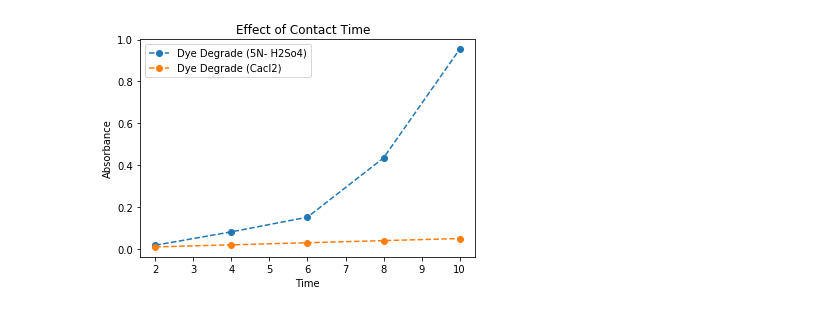
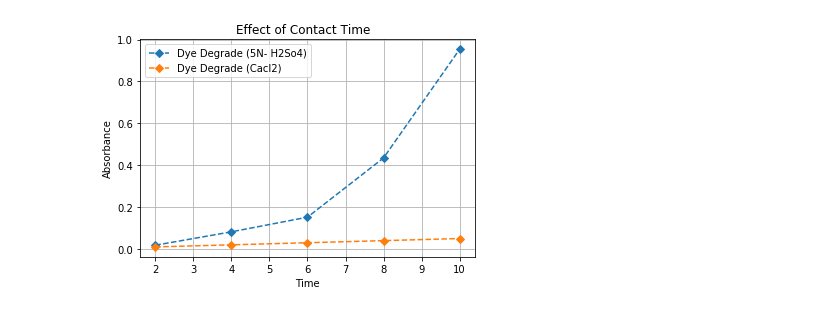
Before and after one commit to maliaditya/Data-Science, a Jupyter notebook: Visualization of DYE Degradation using Matplotlib.ipynb, the cells around one changed output. Saved outputs shown, nothing was run; the diff lists cells and outputs as text; code cells hidden in the pictures.

```diff
--- a/Visualization of DYE Degradation using Matplotlib.ipynb
+++ b/Visualization of DYE Degradation using Matplotlib.ipynb
@@ -7,16 +29,17 @@ ya = [0.01,0.02,0.03,0.04,0.05]
 # %%
 from matplotlib import pyplot as plt
 %matplotlib inline
-plt.plot(x,y,label="Dye Degrade (5N- H2So4)",marker='o',linestyle='--')
-plt.plot(x,ya,label="Dye Degrade (Cacl2)",marker='o',linestyle='--')
+plt.plot(x,y,label="Dye Degrade (5N- H2So4)",marker='D',linestyle='--')
+plt.plot(x,ya,label="Dye Degrade (Cacl2)",marker='D',linestyle='--')
 #plt.plot(dev_x,py_dev_y,label="python")
 plt.xlabel('Time')
 plt.ylabel('Absorbance')
 plt.legend()
+plt.grid()
 plt.title("Effect of Contact Time  ")
 plt.show()
 # %% [output]
-[figure, old version]
+[figure, new version]
 # %%
 x = [10,20,30,40,50]
 y = [0.1,0.2,0.3,0.4,0.5]
```
Also changed, not shown: parts of 4 cells of this notebook, 3 other files.
